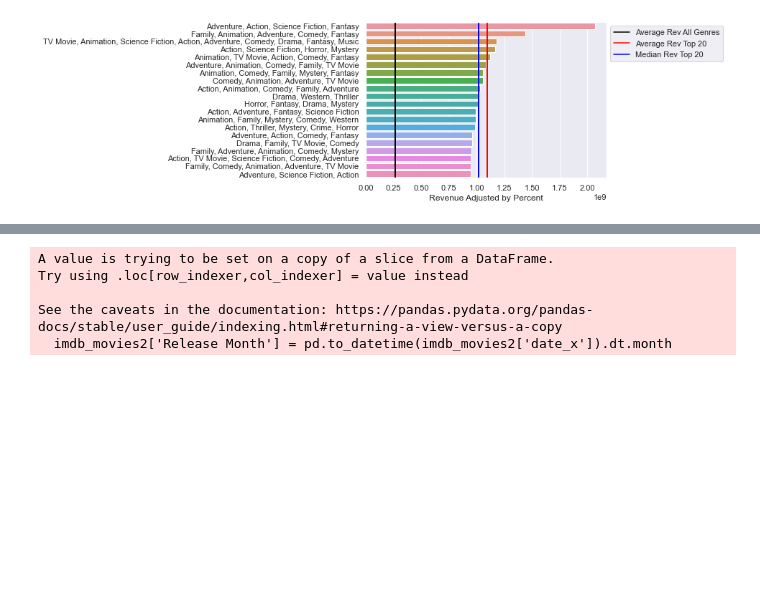
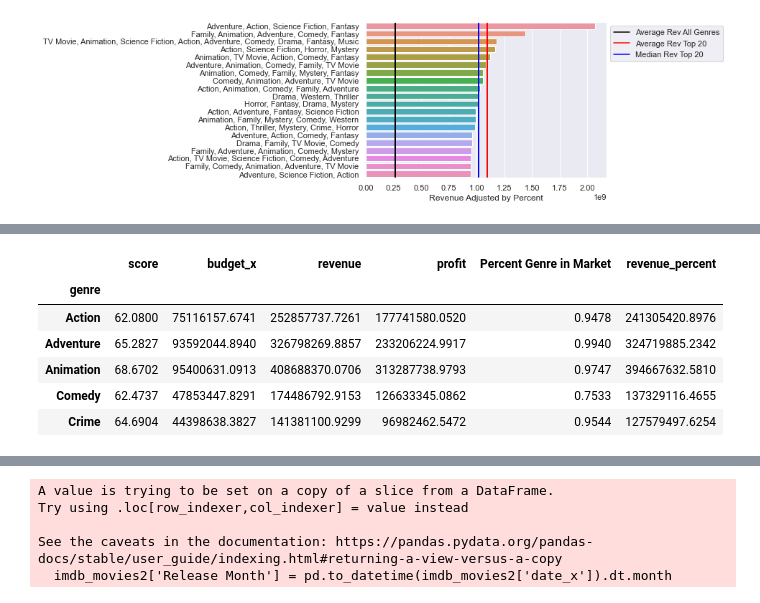
Before and after one commit to Reynch/dsc-phase-2-project-v3, a Jupyter notebook: Rachel.ipynb, the cells around one changed output, grey strips where cells are left out. Drawn from its saved outputs; the diff is of its cells as text; code cells hidden in the pictures; blank space fills up the shorter version.

```diff
--- a/Rachel.ipynb
+++ b/Rachel.ipynb
@@ -797,0 +825,11 @@ plt.legend(handles=[a, b, c], bbox_to_anchor= (1,1));
+# %%
+# groupby genre, find means
+imdb_movies_split.groupby('genre').mean().head()
+# %% [output]
+|  | score | budget_x | revenue | profit | Percent Genre in Market | revenue_percent |
+| genre |  |  |  |  |  |  |
+| Action | 62.0800 | 75116157.6741 | 252857737.7261 | 177741580.0520 | 0.9478 | 241305420.8976 |
+| Adventure | 65.2827 | 93592044.8940 | 326798269.8857 | 233206224.9917 | 0.9940 | 324719885.2342 |
+| Animation | 68.6702 | 95400631.0913 | 408688370.0706 | 313287738.9793 | 0.9747 | 394667632.5810 |
+| Comedy | 62.4737 | 47853447.8291 | 174486792.9153 | 126633345.0862 | 0.7533 | 137329116.4655 |
+| Crime | 64.6904 | 44398638.3827 | 141381100.9299 | 96982462.5472 | 0.9544 | 127579497.6254 |
```
Also changed, not shown: parts of 16 cells of this notebook.
